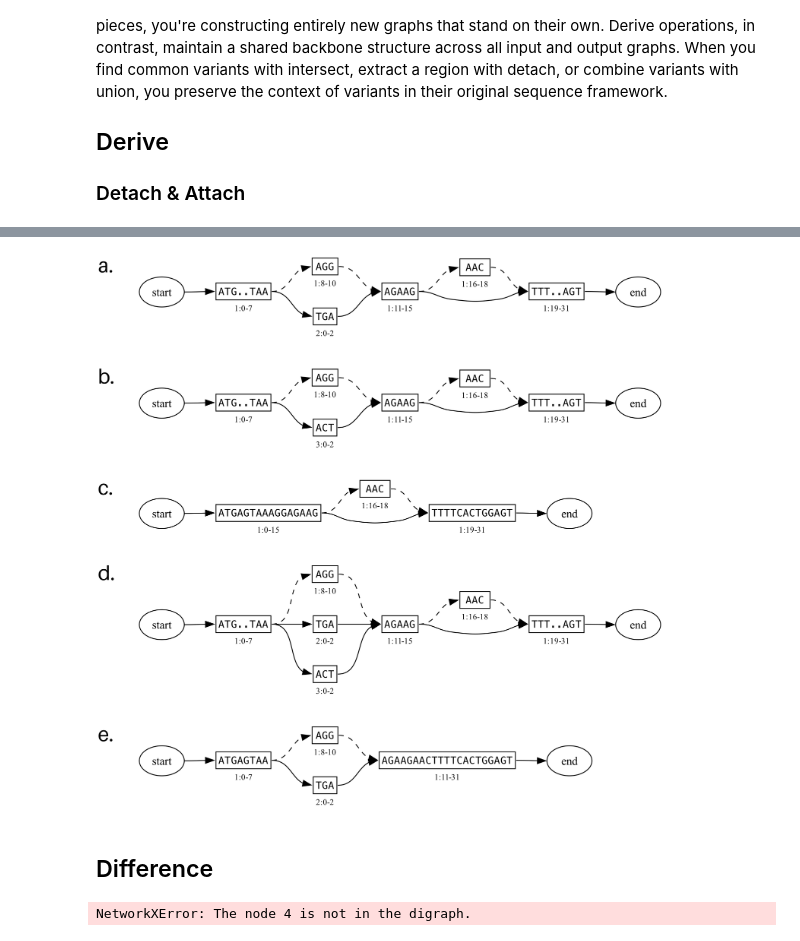
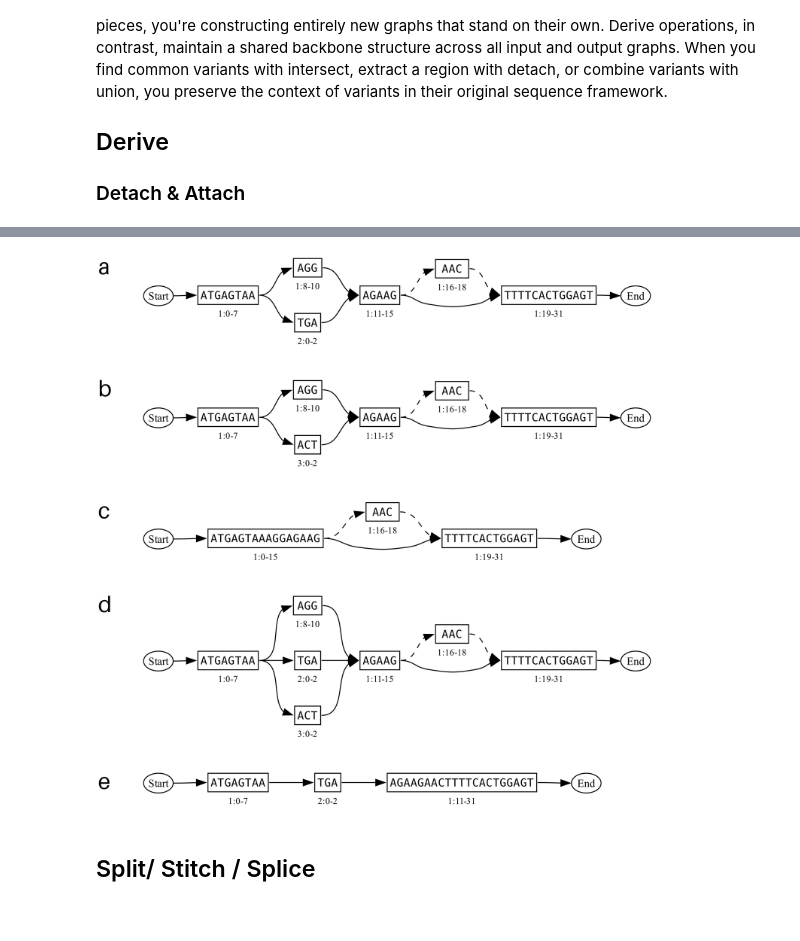
Before and after one commit to ginkgobioworks/gen, a Jupyter notebook: docs/figures/operators.ipynb, the cells around one changed output, grey strips where cells are left out. Cells and saved outputs as stored; diff of their text form; code cells hidden in the pictures.

```diff
--- a/docs/figures/operators.ipynb
+++ b/docs/figures/operators.ipynb
@@ -36,7 +36,8 @@ def show(data):
 
 from PIL import Image, ImageDraw, ImageFont
 from io import BytesIO
-def combine_images(images, output_path=None, margin=200, spacing=100, font_size=100, align='left'):
+def combine_images(images, output_path=None, margin=200, spacing=100, font_size=100, align='left',
+                   captions=list('abcdefghijkl')):
     """
     Combine multiple images into a single image with padding and figure markers.
 
@@ -83,8 +84,8 @@ def combine_images(images, output_path=None, margin=200, spacing=100, font_size=
 
     # Add figure markers
     y_offset = 0
-    for im, caption in zip(images, list('abcdefgh')):
-        draw.text((10, y_offset), f'{caption}.', fill="black", font=font)
+    for im, caption in zip(images, captions):
+        draw.text((10, y_offset), caption, fill="black", font=font)
         y_offset += im.height + spacing
 
     # Save the new image
@@ -226,78 +251,60 @@ G_all.add_edge((n4, 2), (n1, 11))
 # %%
 panels = []
 
+
 # Individual graphs:
+# We represent G1 and G2 as diploids by turning implicit edges into explicit edges
 G1 = deepcopy(G_all)
 G1.remove_node(n4)
-panels.append(G1.render_block_graph(cairo=True, minimize=True, align_blocks=False))
+G1.add_edge((n1, 7), (n1, 8))
+G1.add_edge((n1, 10), (n1, 11))
+panels.append(G1.render_block_graph(cairo=True, align_blocks=False, ranksep=0.35))
+
 G2 = deepcopy(G_all)
 G2.remove_node(n3)
-panels.append(G2.render_block_graph(cairo=True, minimize=True, align_blocks=False))
+G2.add_edge((n1, 7), (n1, 8))
+G2.add_edge((n1, 10), (n1, 11))
+panels.append(G2.render_block_graph(cairo=True, align_blocks=False, ranksep=0.35))
 
 # Intersection:
 Gi = deepcopy(G1)
 # We can't use the intersection function because that strips all the attributes
 # Gi.graph = nx.intersection(G1.graph, G2.graph)
 
 # Instead we find all the edges that are present in G1 and G2
 common_edges = set(G1.get_edges()).intersection(set(G2.get_edges()))
 
 for edge in Gi.get_edges():
     if edge not in common_edges:
         Gi.remove_edge(*edge)
 
+# Remove internal edges that were made explicit
+for (source, source_pos), (target, target_pos) in Gi.get_edges():
+    if source == target and target_pos == source_pos + 1:
+        Gi.remove_edge((source, source_pos), (target, target_pos))
+
 panels.append(Gi.render_block_graph(cairo=True, align_blocks=False))
 
 # Union:
 Gu = deepcopy(G_all)
-panels.append(Gu.render_block_graph(cairo=True, align_blocks=False, minimize=True))
+Gu.add_edge((n1, 7), (n1, 8))
+Gu.add_edge((n1, 10), (n1, 11))
+panels.append(Gu.render_block_graph(cairo=True, align_blocks=False, ranksep=0.35))
 
 
 # Difference:
 only_in_G1 = set(G1.get_edges()).difference(set(G2.get_edges()))
 
-
 for edge in G1.get_edges():
     if edge not in only_in_G1 and edge not in G_ref.get_edges():
         G1.remove_edge(*edge, prune=False)
 
-panels.append(G1.render_block_graph(cairo=True, align_blocks=False, minimize=False))
+panels.append(G1.render_block_graph(cairo=True, align_blocks=False, hide_nodes=['1.8']))
 
+#captions = list('abcdefgh')
+#captions[2] = 'c = a ∩ b' # Cairo can't render intersection symbol
 combine_images(panels,'operators/intersect-union-difference.png', margin=200, spacing=100, font_size=100, align='left')
 # %% [output]
-[figure, old version]
+[figure, new version]
-# %% [markdown]
-## Difference
-# %%
-G1 = deepcopy(G_all)
-G1.graph.remove_node('3')
-
-G2 = deepcopy(G_all)
-G2.graph.remove_node('4')
-
-# Get all edges that only occur in one of the graphs
-only_in_G1 = set(G1.get_edges()).difference(set(G2.get_edges()))
-only_in_G2 = set(G2.get_edges()).difference(set(G1.get_edges()))
-
-for edge in only_in_G1:
-    G1.highlight_edge(*edge)
-G1.render_block_graph()
-
-for edge in only_in_G2:
-    G2.highlight_edge(*edge)
-G2.render_block_graph()
-
-# If you remove the edges from the graph it does run the risk of becoming disjoint
-for edge in G1.get_edges():
-    if edge not in only_in_G1:
-        G1.remove_edge(*edge)
-G1.remove_highlights()
-G1.render_block_graph(hide_nodes=['start','end'])
-
-for edge in G2.get_edges():
-    if edge not in only_in_G2:
-        G2.remove_edge(*edge)
-G2.remove_highlights()
-G2.render_block_graph(hide_nodes=['start','end'])
-# %% [output]
-NetworkXError: The node 4 is not in the digraph.
+# %% [markdown]
+## Split/ Stitch / Splice
```
Also changed, not shown: parts of 10 cells of this notebook, 19 other files.
